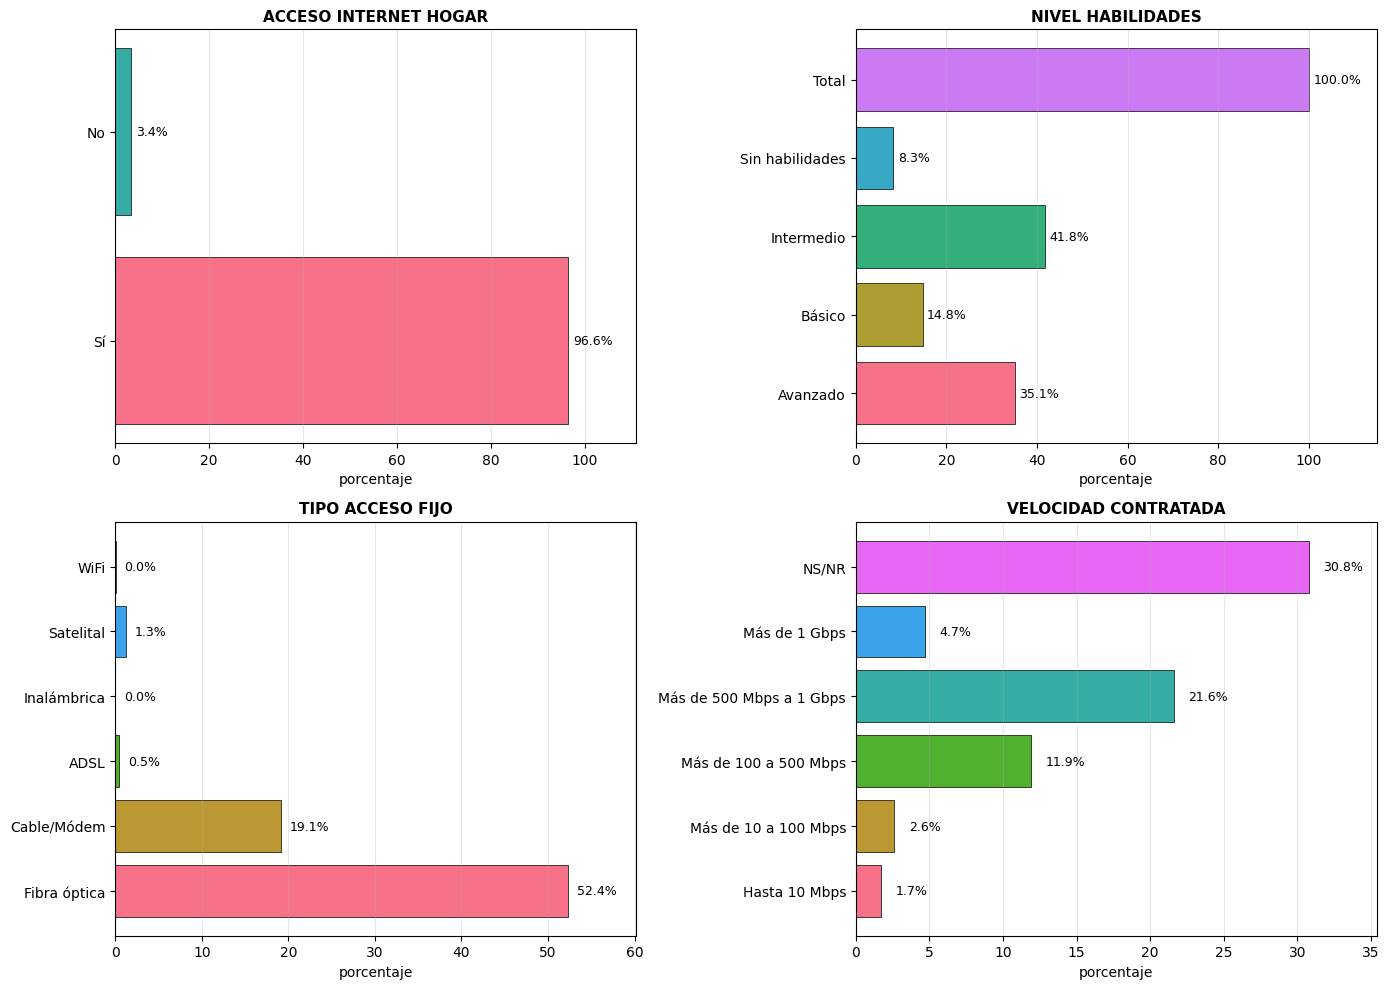
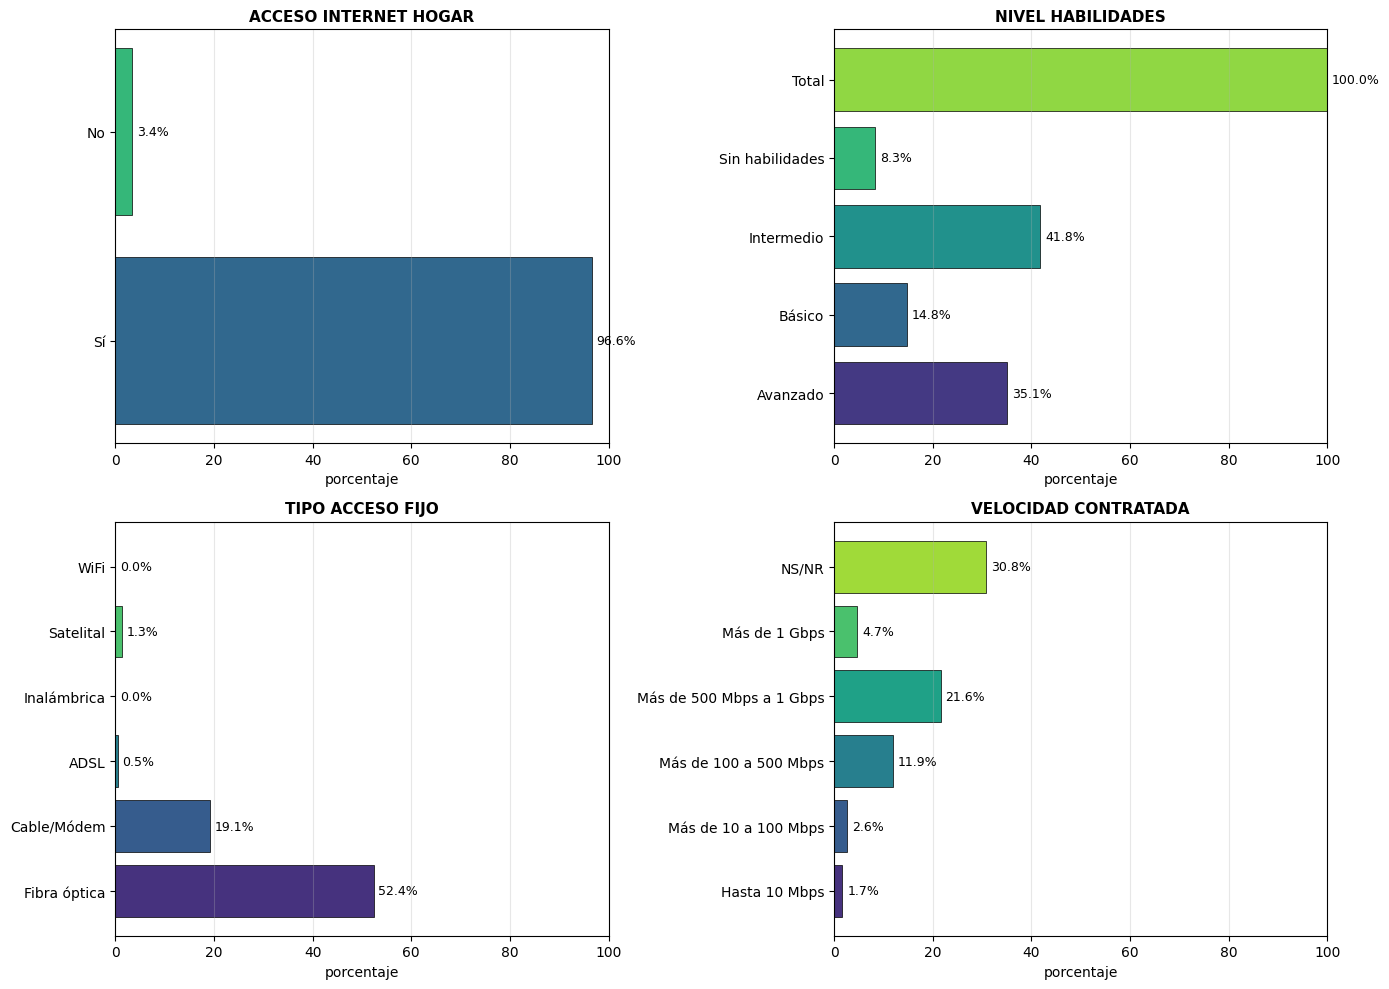
The change to this notebook cell's code, shown as a diff; its figure went from the first image to the second:
--- before
+++ after
@@ -28,5 +28,5 @@
     
     # Gráfico de barras
-    colors = sns.color_palette('husl', len(categories))
+    colors = sns.color_palette('viridis', len(categories))
     bars = axes[idx].barh(categories, vals, color=colors, edgecolor='black', linewidth=0.5)
     
@@ -37,5 +37,5 @@
     axes[idx].set_xlabel('porcentaje', fontsize=10)
     axes[idx].set_title(outcome.replace('_', ' ').upper(), fontsize=11, fontweight='bold')
-    axes[idx].set_xlim(0, max(vals) * 1.15)
+    axes[idx].set_xlim(0, 100)
     axes[idx].grid(axis='x', alpha=0.3)
 

Commit: fix: correct character encoding issues in notebook markdown and documentation strings